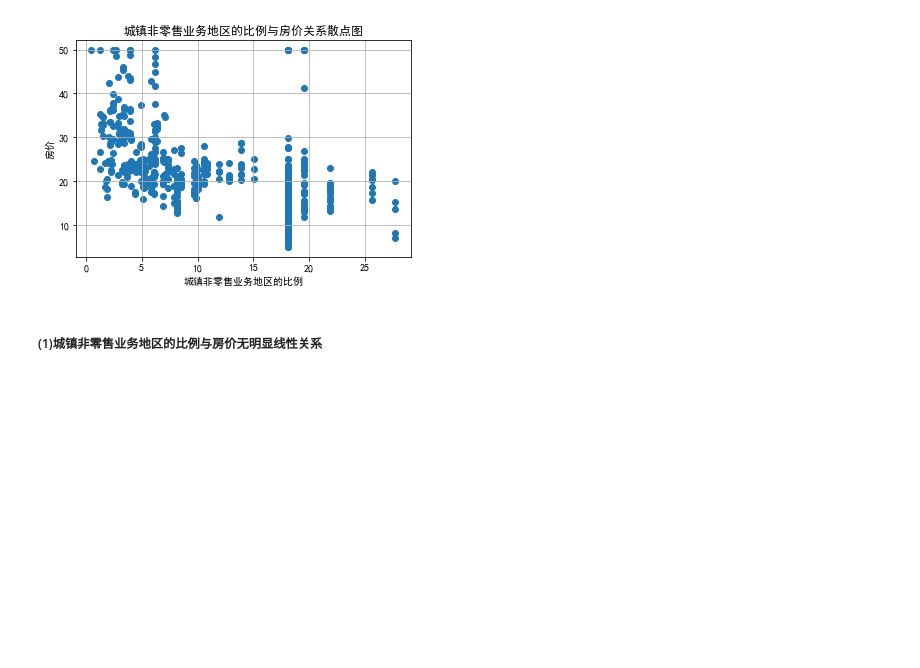
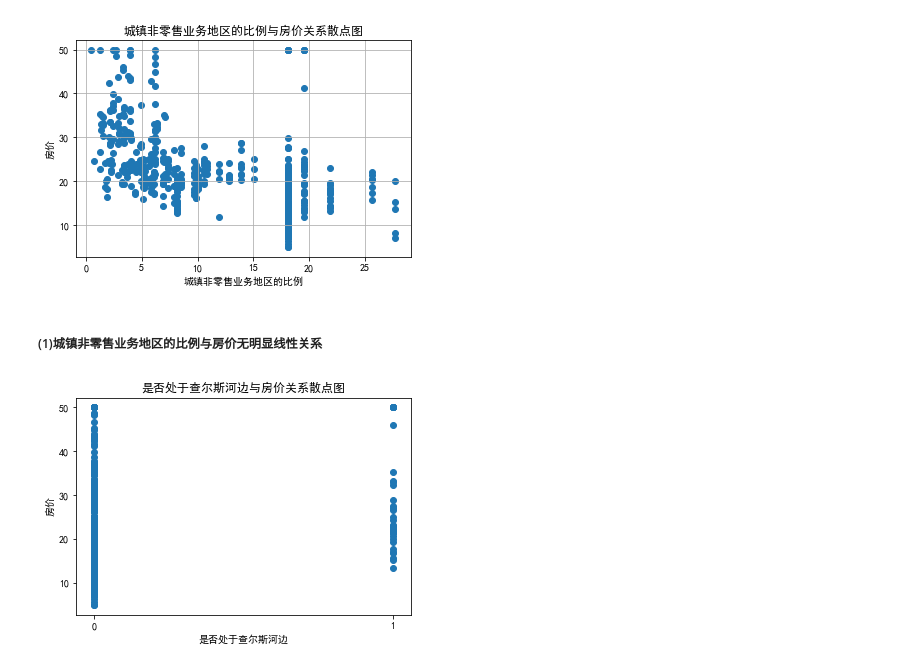
Before and after one commit to coderlai/machine-learning, a Jupyter notebook: 基于xgboost波士顿房价预测-kaggle实战.ipynb, the cells around one changed output. Drawn from its saved outputs; the diff is of its cells as text; code cells hidden in the pictures; blank space fills up the shorter version.

```diff
--- a/基于xgboost波士顿房价预测-kaggle实战.ipynb
+++ b/基于xgboost波士顿房价预测-kaggle实战.ipynb
@@ -154,3 +154,9 @@ plt.show()
 [figure]
 # %% [markdown]
 ##### (1)城镇非零售业务地区的比例与房价无明显线性关系
+# %%
+#（4） 是否位于查尔斯河旁边
+plt.xticks([0,1])
+draw_scatter(df["CHAS"],y,"是否处于查尔斯河边")
+# %% [output]
+[figure, added]
```
Also changed, not shown: parts of 5 cells of this notebook.
